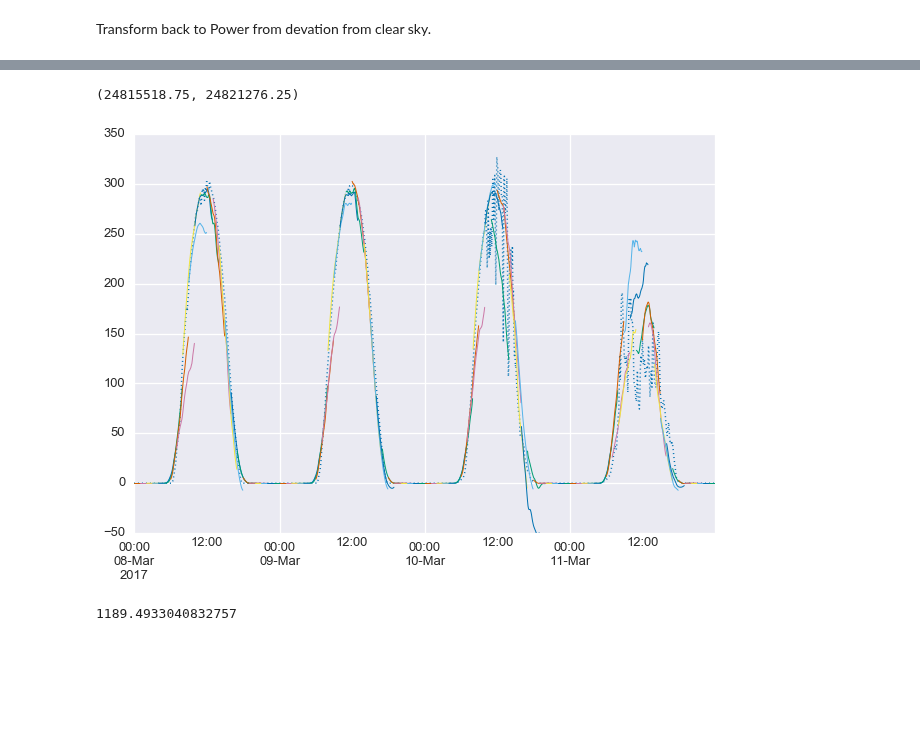
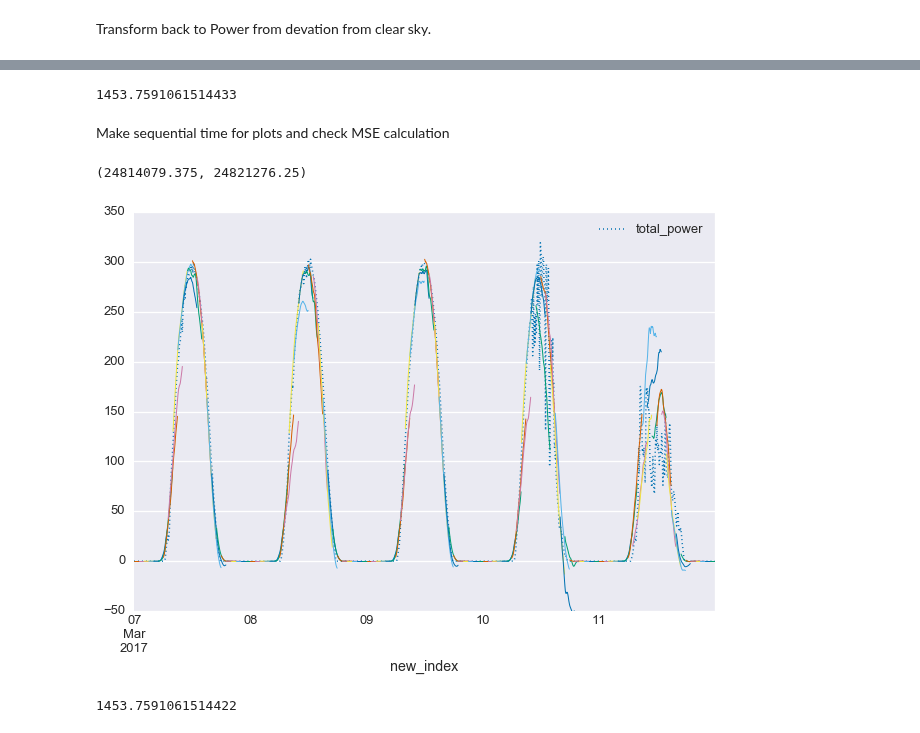
Before and after one commit to bmeyers/SolarForecasting, a Jupyter notebook: FunctionalRegression_Forecasting_detrended.ipynb, the cells around one changed output, grey strips where cells are left out. Drawn from its saved outputs; the diff is of its cells as text; code cells hidden in the pictures; blank space fills up the shorter version.

```diff
--- a/FunctionalRegression_Forecasting_detrended.ipynb
+++ b/FunctionalRegression_Forecasting_detrended.ipynb
@@ -19,3 +11,8 @@ funcreg = FunctionalRegression(train_df, test_df)
+# %%
+dm = DataManager()
+dm.load_all_and_split(reindex=False)
+# %%
+funcreg = FunctionalRegression(dm.detrended_train, dm.detrended_dev)
 # %%
 ns = [1, 2, 5, 10, 20, 30, 40, 50, 75, 100]
 param_search = pd.DataFrame(index=ns, columns=['mse'])
@@ -48,4 +46,5 @@ Transform back to Power from devation from clear sky.
 # %%
 forecasts = funcreg.forecasts
 # %%
-transformed_forecasts = [(clearsky_df['total_power'] - f).dropna() for f in forecasts]
+transformed_forecasts = [retrend_data(f) for f in forecasts]
+dm.add_forecasts(transformed_forecasts)
@@ -51,0 +55,6 @@ transformed_forecasts = [(clearsky_df['total_power'] - f).dropna() for f in fore
+# %%
+calc_test_mse(dm.original_dev, transformed_forecasts)
+# %% [output]
+1453.7591061514433
+# %% [markdown]
+Make sequential time for plots and check MSE calculation
@@ -52,16 +63,16 @@ transformed_forecasts = [(clearsky_df['total_power'] - f).dropna() for f in fore
 # %%
-plot_forecasts((clearsky_df['total_power'] - test_df['total_power']).dropna(), transformed_forecasts)
+plot_forecasts(dm.original_dev, dm.forecasts)
 ax = plt.gca()
 lim = ax.get_xlim()
 chunk = (lim[1] - lim[0])/8.
-start = lim[0] + 2*chunk
+start = lim[0] + 1*chunk
 end = lim[0] + 6*chunk
 ax.set_ylim(-50, 350)
 ax.set_xlim(start, end)
 # %% [output]
-(24815518.75, 24821276.25)
+(24814079.375, 24821276.25)
-[figure, old version]
+[figure, new version]
-# %%
-calc_test_mse((clearsky_df['total_power'] - test_df['total_power']).dropna(), transformed_forecasts)
-# %% [output]
-1189.4933040832757
+# %%
+calc_test_mse(dm.original_dev, dm.forecasts)
+# %% [output]
+1453.7591061514422
```
Also changed, not shown: parts of 7 cells of this notebook, 1 other file.
